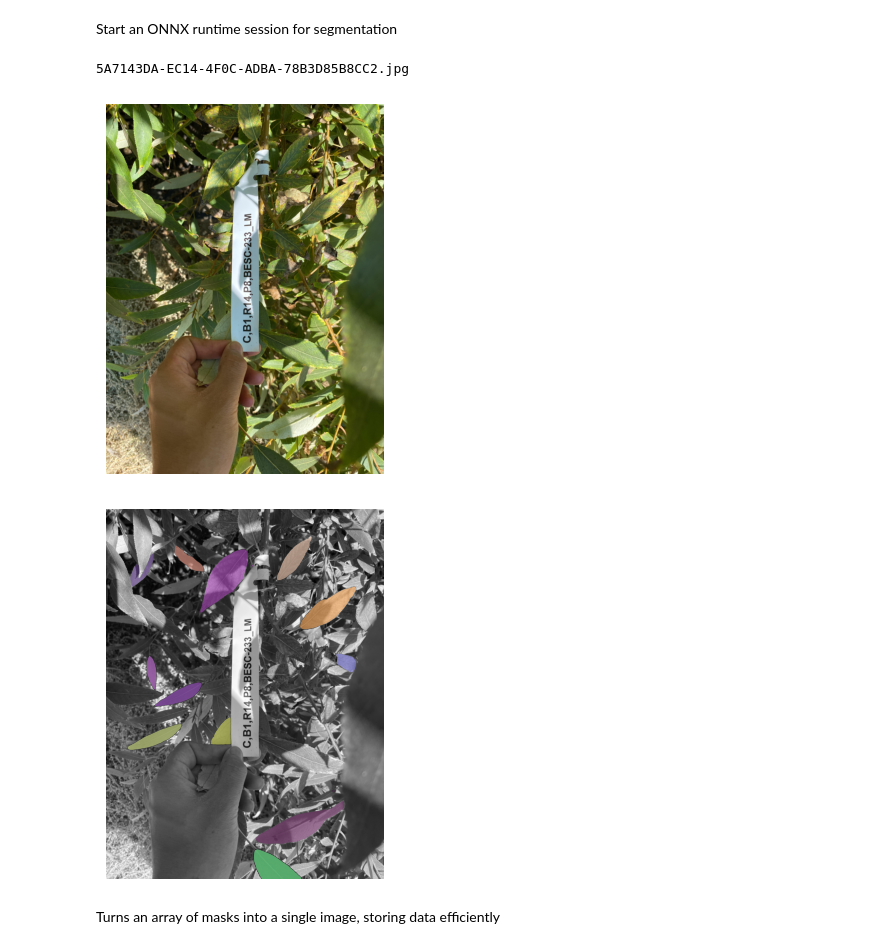
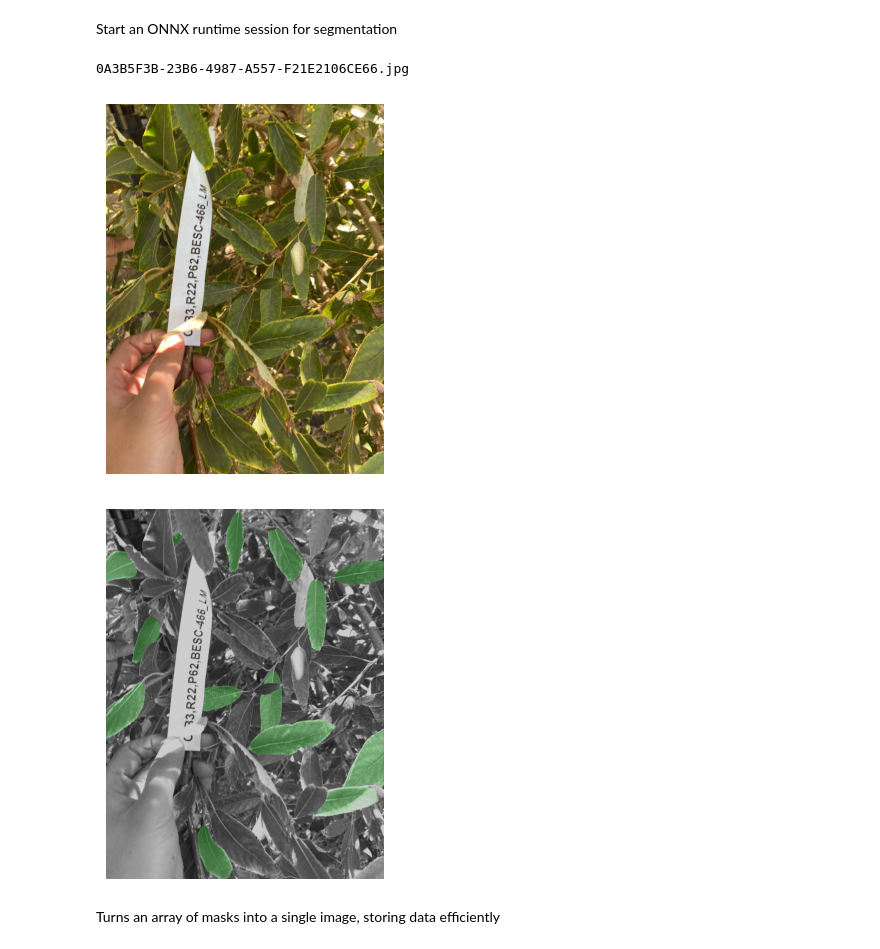
Before and after one commit to vivaansinghvi07/smoky-mountain-data-comp, a Jupyter notebook: step2/main.ipynb, the cells around one changed output. Cells and saved outputs as stored; diff of their text form; code cells hidden in the pictures.

```diff
--- a/step2/main.ipynb
+++ b/step2/main.ipynb
@@ -284,45 +284,42 @@ def get_masks(img: cv2.Image, predictor: SamPredictor,
         ort_inputs = {
             "image_embeddings": image_embedding,
             "point_coords": onnx_coord,
             "point_labels": onnx_label,
             "mask_input": onnx_mask_input,
             "has_mask_input": onnx_has_mask_input,
             "orig_im_size": np.array(img.shape[:2], dtype=np.float32)
         }
         mask, _, _ = ort_session.run(None, ort_inputs)
         mask = mask > predictor.model.mask_threshold
         mask = mask[0][0]
 
         # add to return
         if is_valid(mask, img):
             masks.append(mask)
 
     # display masks
     if show:
 
         input_points = np.array(input_points)
-        plt.imshow(cv2.cvtColor(cv2.cvtColor(img, cv2.COLOR_BGR2GRAY), cv2.COLOR_GRAY2RGB))
-        ax = plt.gca()
+        disp_image = cv2.cvtColor(cv2.cvtColor(img, cv2.COLOR_BGR2GRAY), cv2.COLOR_GRAY2BGR)
 
         # plot masks
         for mask in masks:
-            color = np.concatenate([np.random.random(3), np.array([0.6])], axis=0)
-            h, w = mask.shape[-2:]
-            mask_image = mask.reshape(h, w, 1) * color.reshape(1, 1, -1)
-            ax.imshow(mask_image)
+            mask_numbers = mask.astype(np.uint8)
+            mask_image = cv2.merge([np.zeros_like(mask_numbers), mask_numbers * 50, np.zeros_like(mask_numbers)])
+            disp_image = disp_image.clip(0, 205) + mask_image
 
         # show plot
-        plt.axis('off')
-        plt.show()
+        disp_pipeline(8, disp_image)
 
     return masks
 
-img  = get_image('5A7143DA-EC14-4F0C-ADBA-78B3D85B8CC2.jpg')
+img  = get_image('0A3B5F3B-23B6-4987-A557-F21E2106CE66.jpg')
 masks = get_masks(img, PREDICTOR, ORT_SESSION, show=True)
 # %% [output]
-5A7143DA-EC14-4F0C-ADBA-78B3D85B8CC2.jpg
+0A3B5F3B-23B6-4987-A557-F21E2106CE66.jpg
-[figure, old version]
+[figure, new version]
-[figure, old version]
+[figure, new version]
 # %% [markdown]
 Turns an array of masks into a single image, storing data efficiently
 # %%
```
Also changed, not shown: parts of 4 cells of this notebook, 2 other files.
